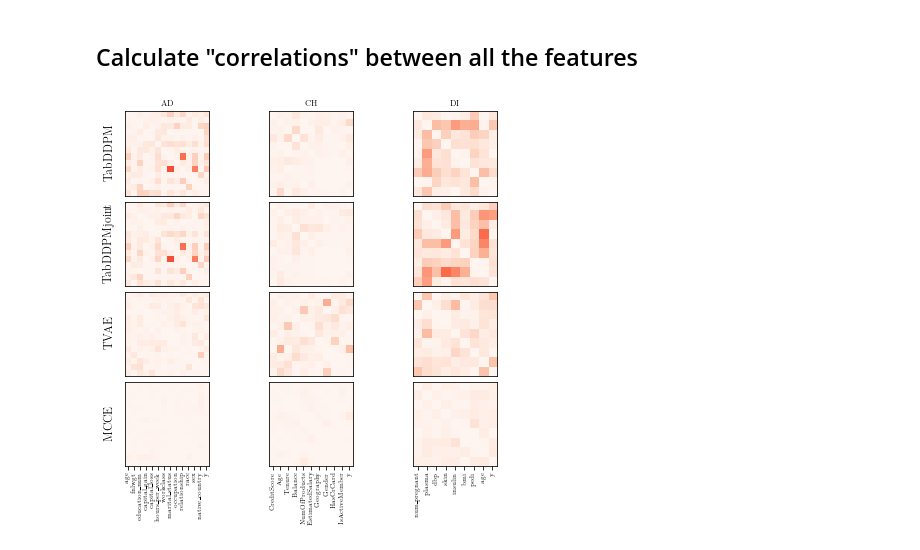
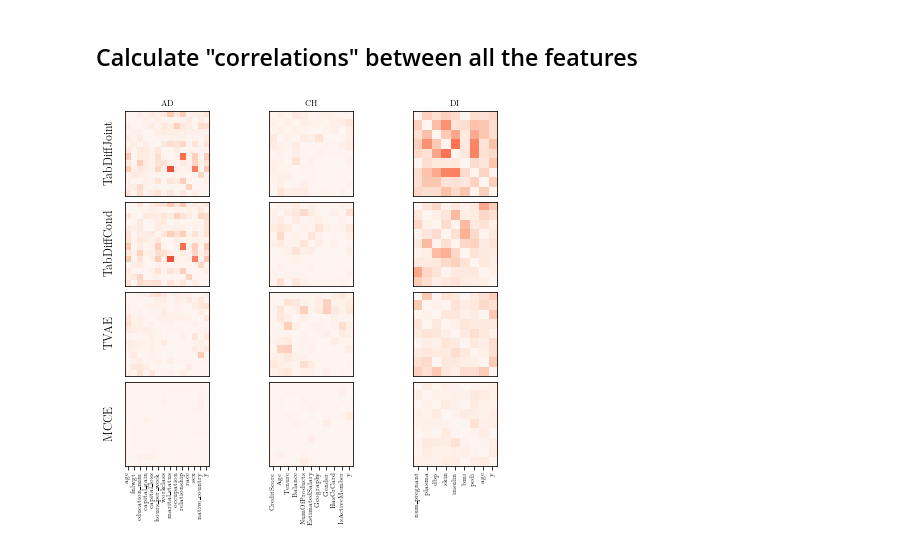
Before and after one commit to alexaoh/tabular-diffusion-for-counterfactuals, a Jupyter notebook: plotting/make_comparing_plots_synthetic_data_joint.ipynb, the cells around one changed output. Drawn from its saved outputs; the diff is of its cells as text; code cells hidden in the pictures.

Commit message:
Made some changes in plots and constructed box plots.

```diff
--- a/plotting/make_comparing_plots_synthetic_data_joint.ipynb
+++ b/plotting/make_comparing_plots_synthetic_data_joint.ipynb
@@ -206,23 +206,23 @@ fig, ax = plt.subplots(nrows = 4,ncols = 3, figsize = (6,6))#, figsize = set_siz
 
 # AD
 ##############################
-ax[0,0].imshow(corr_abs_diff_diffusion_AD, cmap = "Reds", vmin = 0, vmax = 1)
+ax[0,0].imshow(corr_abs_diff_diffusion_AD_joint, cmap = "Reds", vmin = 0, vmax = 1)
 ax[0,0].set_title("AD")
 ax[0,0].xaxis.set_ticklabels([])
 ax[0,0].yaxis.set_ticklabels([])
 #ax[0,0].set_yticks(range(len(real_AD.columns.tolist())))
 #ax[0,0].yaxis.set_ticklabels(real_AD.columns.tolist())
 ax[0,0].tick_params(which='major', bottom=False, left=False)
-ax[0,0].set_ylabel("TabDDPM")
+ax[0,0].set_ylabel("TabDiffJoint")
 
-ax[1,0].imshow(corr_abs_diff_diffusion_AD_joint, cmap = "Reds", vmin = 0, vmax = 1)
+ax[1,0].imshow(corr_abs_diff_diffusion_AD, cmap = "Reds", vmin = 0, vmax = 1)
 #ax[1,0].set_title("AD")
 ax[1,0].xaxis.set_ticklabels([])
 ax[1,0].yaxis.set_ticklabels([])
-#ax[1,0].set_yticks(range(len(real_AD.columns.tolist())))
+#ax[,0].set_yticks(range(len(real_AD.columns.tolist())))
 #ax[1,0].yaxis.set_ticklabels(real_AD.columns.tolist())
 ax[1,0].tick_params(which='major', bottom=False, left=False)
-ax[1,0].set_ylabel("TabDDPMjoint")
+ax[1,0].set_ylabel("TabDiffCond")
 
 ax[2,0].imshow(corr_abs_diff_tvae_AD, cmap = "Reds", vmin = 0, vmax = 1)
 #ax[2,0].set_title("AD")
@@ -245,7 +245,7 @@ ax[3,0].set_ylabel("MCCE")
 
 # CH
 ##############################
-ax[0,1].imshow(corr_abs_diff_diffusion_CH, cmap = "Reds", vmin = 0, vmax = 1)
+ax[0,1].imshow(corr_abs_diff_diffusion_CH_joint, cmap = "Reds", vmin = 0, vmax = 1)
 ax[0,1].set_title("CH")
 ax[0,1].xaxis.set_ticklabels([])
 ax[0,1].yaxis.set_ticklabels([])
@@ -254,11 +254,11 @@ ax[0,1].yaxis.set_ticklabels([])
 ax[0,1].tick_params(which='major', bottom=False, left=False)
 #ax[0,1].set_ylabel("TabDDPM")
 
-ax[1,1].imshow(corr_abs_diff_diffusion_CH_joint, cmap = "Reds", vmin = 0, vmax = 1)
+ax[1,1].imshow(corr_abs_diff_diffusion_CH, cmap = "Reds", vmin = 0, vmax = 1)
 #ax[1,1].set_title("CH")
 ax[1,1].xaxis.set_ticklabels([])
 ax[1,1].yaxis.set_ticklabels([])
-#ax[1,1].set_yticks(range(len(real_CH.columns.tolist())))
+#ax[,1].set_yticks(range(len(real_CH.columns.tolist())))
 #ax[1,1].yaxis.set_ticklabels(real_CH.columns.tolist())
 ax[1,1].tick_params(which='major', bottom=False, left=False)
 #ax[1,1].set_ylabel("TabDDPM")
@@ -284,7 +284,7 @@ ax[3,1].tick_params(which='major', bottom=True, left=False)
 
 # DI
 ###########################
-ax[0,2].imshow(corr_abs_diff_diffusion_DI, cmap = "Reds", vmin = 0, vmax = 1)
+ax[0,2].imshow(corr_abs_diff_diffusion_DI_joint, cmap = "Reds", vmin = 0, vmax = 1)
 ax[0,2].set_title("DI")
 ax[0,2].xaxis.set_ticklabels([])
 ax[0,2].yaxis.set_ticklabels([])
@@ -293,36 +293,36 @@ ax[0,2].yaxis.set_ticklabels([])
 ax[0,2].tick_params(which='major', bottom=False, left=False)
 #ax[0,2].set_ylabel("TabDDPM")
 
-ax[1,2].imshow(corr_abs_diff_diffusion_DI_joint, cmap = "Reds", vmin = 0, vmax = 1)
+ax[1,2].imshow(corr_abs_diff_diffusion_DI, cmap = "Reds", vmin = 0, vmax = 1)
 #ax[1,2].set_title("DI")
 ax[1,2].xaxis.set_ticklabels([])
 ax[1,2].yaxis.set_ticklabels([])
 #ax[1,2].set_yticks(range(len(real_DI.columns.tolist())))
 #ax[1,2].yaxis.set_ticklabels(real_DI.columns.tolist())
 ax[1,2].tick_params(which='major', bottom=False, left=False)
 #ax[1,2].set_ylabel("TabDDPM")
 
 ax[2,2].imshow(corr_abs_diff_tvae_DI, cmap = "Reds", vmin = 0, vmax = 1)
 #ax[2,2].set_title("DI")
 ax[2,2].xaxis.set_ticklabels([])
 ax[2,2].yaxis.set_ticklabels([])
 #ax[2,2].set_yticks(range(len(real_DI.columns.tolist())))
 #ax[2,2].yaxis.set_ticklabels(real_DI.columns.tolist())
 ax[2,2].tick_params(which='major', bottom=False, left=False)
 #ax[2,2].set_ylabel("TVAE")
 
 ax[3,2].imshow(corr_abs_diff_mcce_DI, cmap = "Reds", vmin = 0, vmax = 1)
 #ax[3,2].set_title("DI")
 #ax[3,2].xaxis.set_ticklabels([])
 ax[3,2].yaxis.set_ticklabels([])
 ax[3,2].set_xticks(range(len(real_DI.columns.tolist())))
 ax[3,2].xaxis.set_ticklabels(real_DI.columns.tolist(), rotation = 90)
 ax[3,2].tick_params(which='major', bottom=True, left=False)
 #ax[3,2].set_ylabel("MCCE")
 ############################
 
 plt.tight_layout()
 #plt.subplots_adjust(wspace=0.1, hspace = 0.1)
-#plt.savefig("../plots/all_correlations_joint.pdf", format="pdf", bbox_inches = "tight")
+plt.savefig("../plots/all_correlations_joint.pdf", format="pdf", bbox_inches = "tight")
 # %% [output]
-[figure, old version]
+[figure, new version]
```
Also changed, not shown: parts of 1 cell of this notebook, 2 other files.
